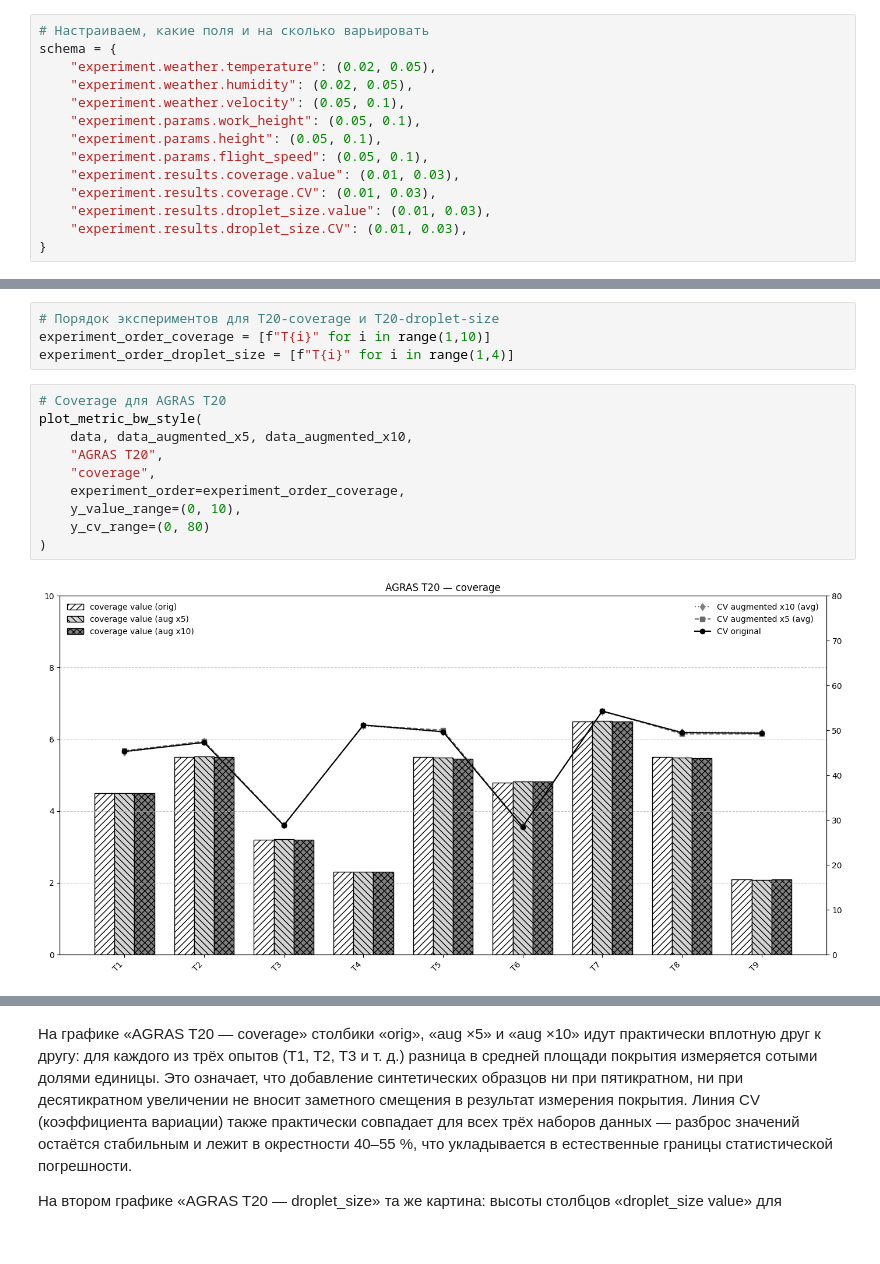
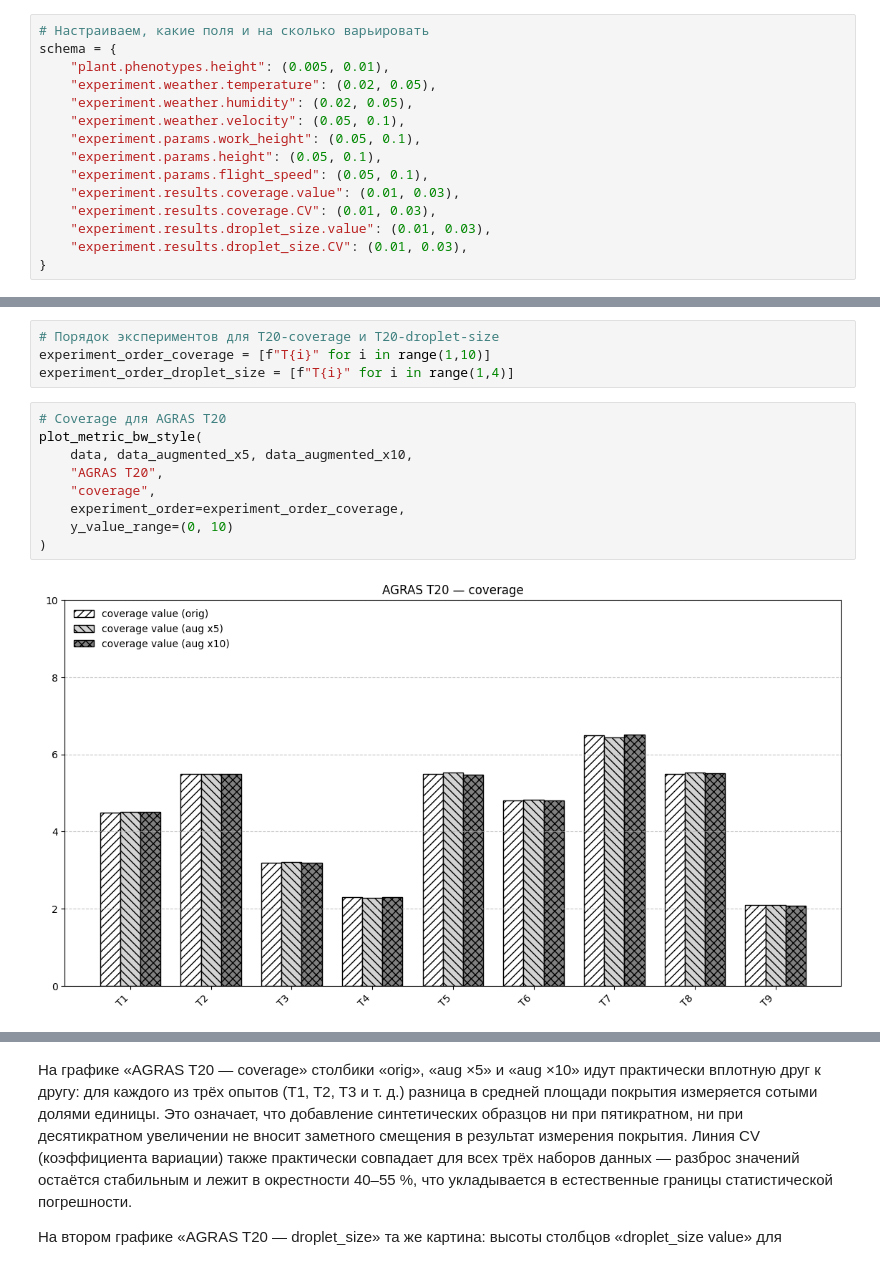
Before and after one commit to Darknessich/UASSML, a Jupyter notebook: notebooks/01_augment/droplet_deposition.ipynb, the cells around one changed output, grey strips where cells are left out. Saved outputs shown, nothing was run; the diff lists cells and outputs as text.

```diff
--- a/notebooks/01_augment/droplet_deposition.ipynb
+++ b/notebooks/01_augment/droplet_deposition.ipynb
@@ -235,6 +235,7 @@ data = pd.read_csv(f"{path_from}/{name}.csv")
 # %%
 # Настраиваем, какие поля и на сколько варьировать
 schema = {
+    "plant.phenotypes.height": (0.005, 0.01),
     "experiment.weather.temperature": (0.02, 0.05),
     "experiment.weather.humidity": (0.02, 0.05),
     "experiment.weather.velocity": (0.05, 0.1),
@@ -261,15 +262,14 @@ experiment_order_droplet_size = [f"T{i}" for i in range(1,4)]
 # %%
 # Coverage для AGRAS T20
 plot_metric_bw_style(
     data, data_augmented_x5, data_augmented_x10,
     "AGRAS T20",
     "coverage",
     experiment_order=experiment_order_coverage,
-    y_value_range=(0, 10),
-    y_cv_range=(0, 80)
+    y_value_range=(0, 10)
 )
 # %% [output]
-[figure, old version]
+[figure, new version]
 # %%
 # Droplet Size для AGRAS T20
 plot_metric_bw_style(
```
Also changed, not shown: parts of 1 cell of this notebook, 17 other files.
